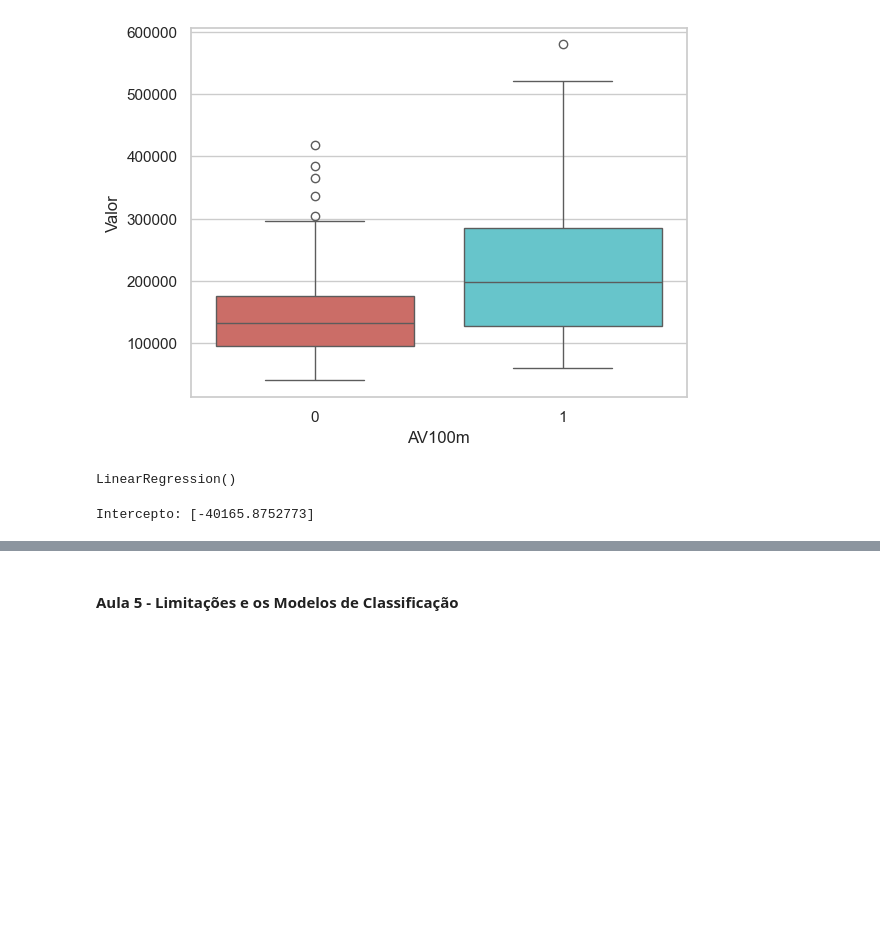
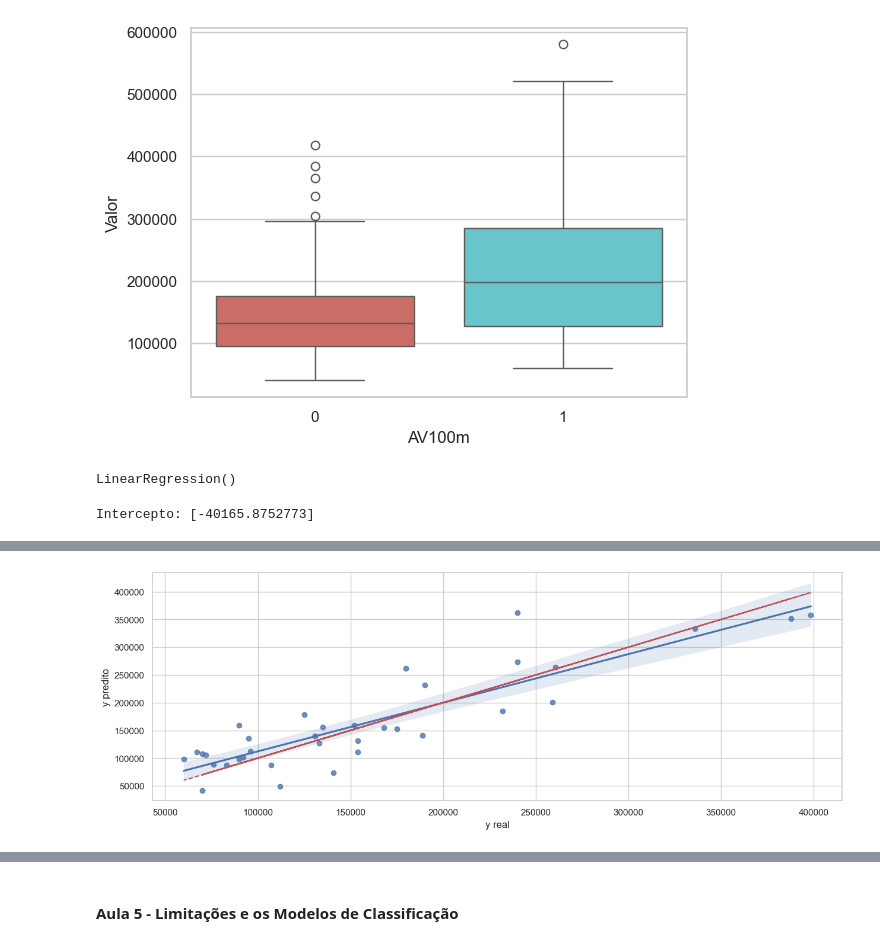
Before and after one commit to RicardViana/fiap-Machine-Learning-and-Time-Series, a Jupyter notebook: machine_learning_com_python.ipynb, the cells around one changed output, grey strips where cells are left out. Saved outputs shown, nothing was run; the diff lists cells and outputs as text; code cells hidden in the pictures; blank space fills up the shorter version.

```diff
--- a/machine_learning_com_python.ipynb
+++ b/machine_learning_com_python.ipynb
@@ -1696,0 +1765,15 @@ Intercepto: [-40165.8752773]
+# %%
+# Verificar como esta a predição
+
+# Vermelho é a predição
+# Azul é a base
+
+fig = plt.figure(figsize=(15,5))
+plt.rcParams.update({'font.size': 14})
+ax = sns.regplot(x = y_test, y = y_pred)
+ax.set(xlabel='y real', ylabel='y predito')
+ax = plt.plot(y_test,y_test,'--r')
+
+plt.show()
+# %% [output]
+[figure, added]
```
Also changed, not shown: parts of 26 cells of this notebook.
